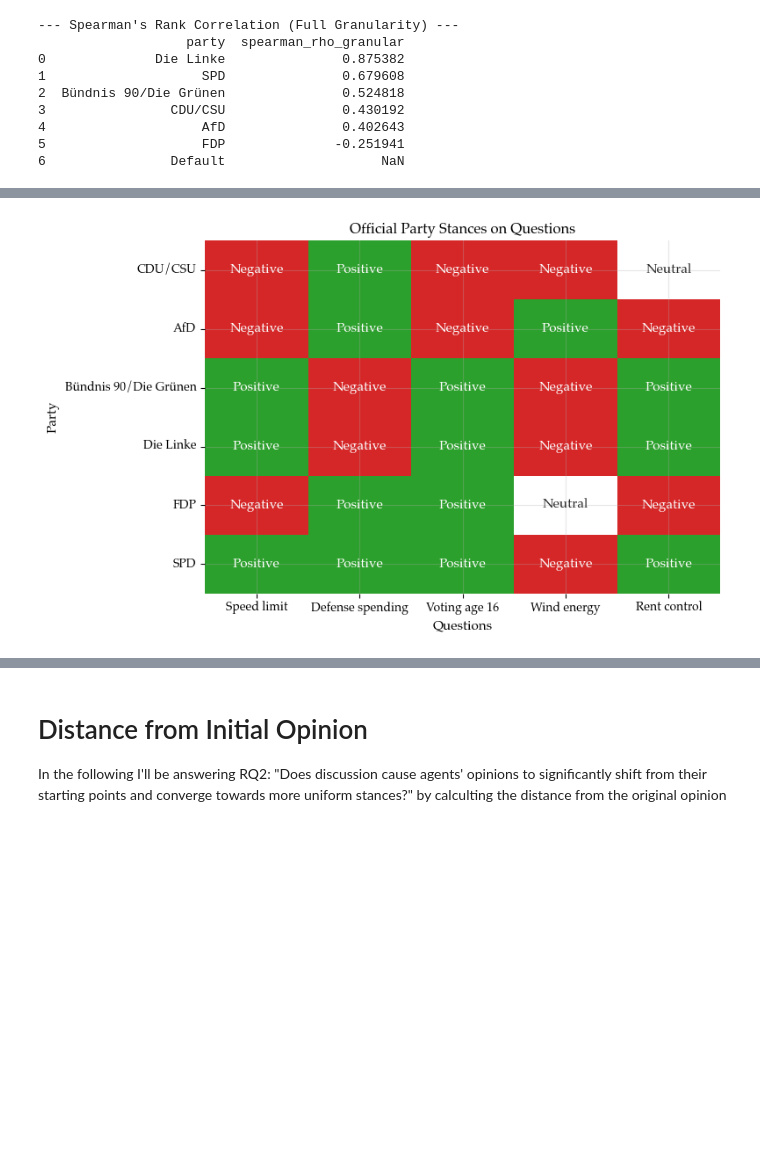
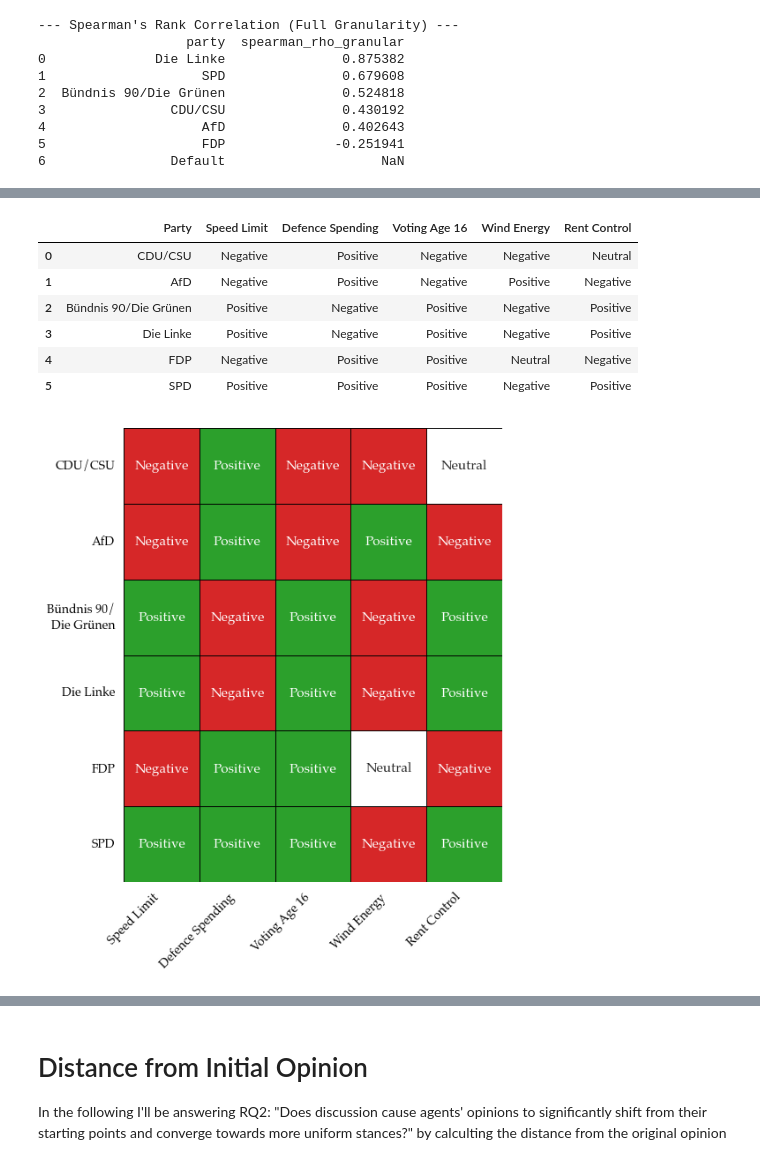
Before and after one commit to LawrenceFulton/SAUCE, a Jupyter notebook: analyze/lmm.ipynb, the cells around one changed output, grey strips where cells are left out. Saved outputs shown, nothing was run; the diff lists cells and outputs as text; code cells hidden in the pictures; blank space fills up the shorter version.

```diff
--- a/analyze/lmm.ipynb
+++ b/analyze/lmm.ipynb
@@ -1238,44 +1155,74 @@ plotting 6 for $SPD at question 4
 # %%
+# Visualize official party stances as a heatmap for easy reference
 import pandas as pd
 import matplotlib.pyplot as plt
 import seaborn as sns
 
-# Define opinion constants
-POS = "Positive"
-NEU = "Neutral"
-NEG = "Negative"
-
-
-party_opinions_df = pd.DataFrame.from_dict(party_opinions, orient='index', columns=QUESTIONS_SHORT_EN)
-
-
+# (Assuming party_opinions and QUESTIONS_SHORT_EN are already defined in your script)
+# Re-create DataFrame as per your snippet
+party_opinions_df = pd.DataFrame.from_dict(PARTY_OPINIONS, orient='index', columns=QUESTIONS_SHORT_EN)
 party_opinions_df.index.name = "Party"
 party_opinions_df = party_opinions_df.reset_index()
 
-# remove default party for clarity
+# Filter out Default
 party_opinions_df = party_opinions_df[party_opinions_df["Party"] != "Default"]
 
+display(party_opinions_df)
+# change the Bündnis 90/Die Grünen to Bündnis 90/\nDie Grünen
 
-# plot heatmap of party opinions
-plt.figure(figsize=(8, 5))
-# map opinions to numeric for heatmap
+party_opinions_df = party_opinions_df.replace('Bündnis 90/Die Grünen', 'Bündnis 90/\nDie Grünen')
+
+
+
+# 3. Prepare Numeric Matrix for Coloring
 opinion_to_numeric_map = {
     POS: 1,
     NEU: 0,
     NEG: -1
 }
 numeric_matrix = party_opinions_df.set_index("Party").replace(opinion_to_numeric_map)
 
-# Custom colormap: green for positive (1), red for negative (-1), white for neutral (0)
-colors = ['tab:red', 'white', 'tab:green']
+# 4. Plotting
+fig, ax = plt.subplots(figsize=(FULL_WIDTH, FIG_HEIGHT))
+
+colors = ['#d62728', '#ffffff', '#2ca02c'] # Matplotlib 'tab:red', 'white', 'tab:green' hex codes
 cmap = sns.color_palette(colors)
 
-sns.heatmap(numeric_matrix, annot=party_opinions_df.set_index("Party"), fmt='', cmap=cmap, center=0, cbar=False)
-plt.title("Official Party Stances on Questions")
-plt.ylabel("Party")
-plt.xlabel("Questions")
+sns.heatmap(
+    numeric_matrix,
+    annot=party_opinions_df.set_index("Party"), # Use text labels
+    fmt='',
+    cmap=cmap,
+    center=0,
+    cbar=False,
+    square=True,         # Force cells to be square (looks much better in tables)
+    linewidths=0.5,      # Add thin borders between cells
+    linecolor='black',   # Black borders define the structure
+    ax=ax
+)
+
+# 5. Clean Axis Labels
+ax.set_ylabel("") # Redundant if row labels are clear
+ax.set_xlabel("")
+
+# Move x-axis labels to top if you prefer a table look,
+# but bottom is standard for figures. We'll stick to standard.
+plt.xticks(rotation=45, ha='right')
+plt.yticks(rotation=0)
+
+# Remove the tick marks (little lines) for a cleaner look
+ax.tick_params(left=False, bottom=False)
+
 plt.tight_layout()
-plt.savefig(f"figures/party_official_stances_heatmap.pdf")
+plt.grid(False)
+plt.savefig(f"figures/party_official_stances_heatmap.pdf", bbox_inches="tight")
 plt.show()
 # %% [output]
+|  | Party | Speed Limit | Defence Spending | Voting Age 16 | Wind Energy | Rent Control |
+| 0 | CDU/CSU | Negative | Positive | Negative | Negative | Neutral |
+| 1 | AfD | Negative | Positive | Negative | Positive | Negative |
+| 2 | Bündnis 90/Die Grünen | Positive | Negative | Positive | Negative | Positive |
+| 3 | Die Linke | Positive | Negative | Positive | Negative | Positive |
+| 4 | FDP | Negative | Positive | Positive | Neutral | Negative |
+| 5 | SPD | Positive | Positive | Positive | Negative | Positive |
-[figure, old version]
+[figure, new version]
```
Also changed, not shown: parts of 32 cells of this notebook, 3 other files.
